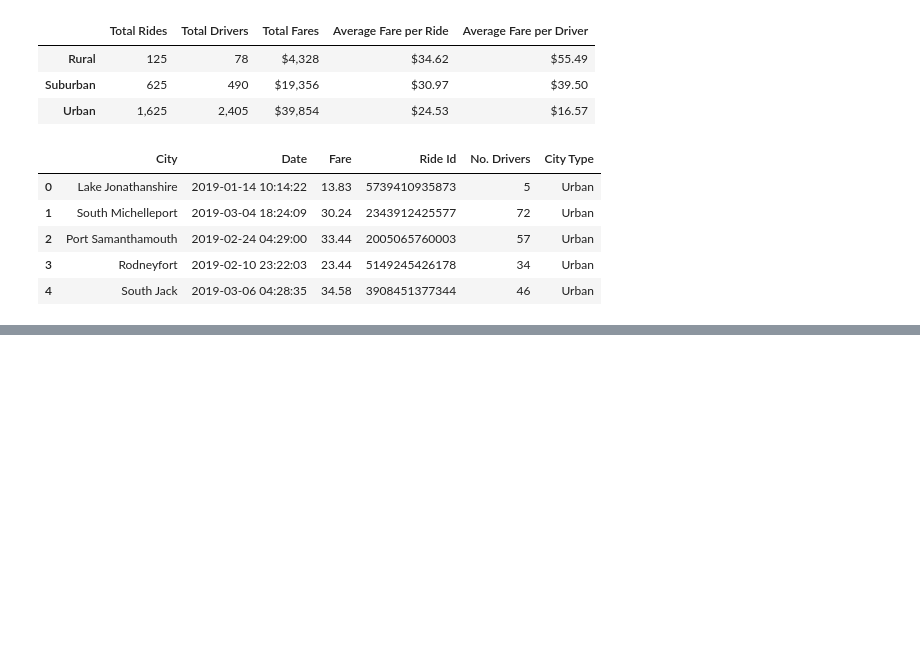
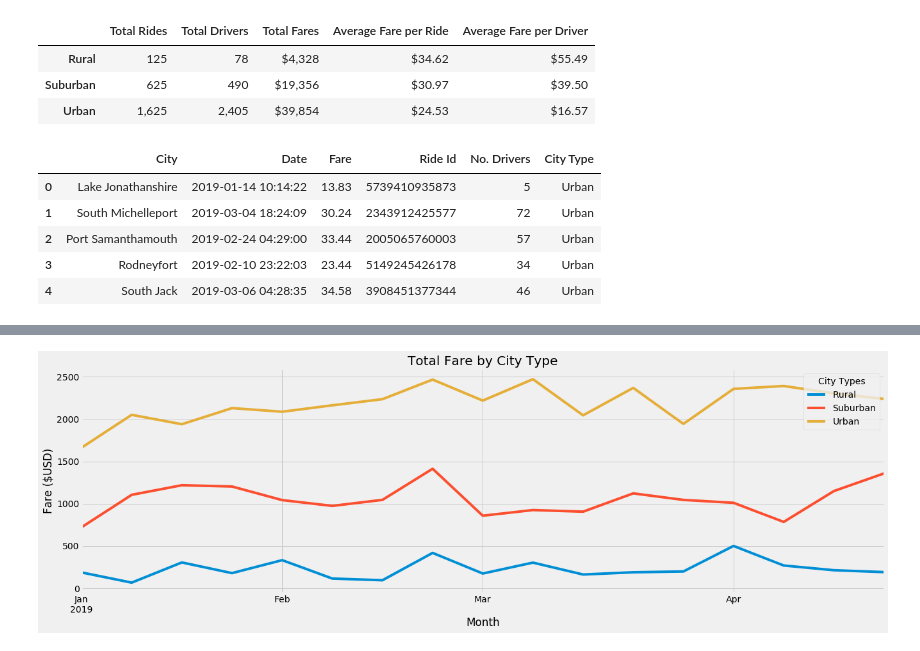
Before and after one commit to alineschneider/PyBer_Analysis, a Jupyter notebook: PyBer.ipynb, the cells around one changed output, grey strips where cells are left out. Saved outputs shown, nothing was run; the diff lists cells and outputs as text; code cells hidden in the pictures; blank space fills up the shorter version.

```diff
--- a/PyBer.ipynb
+++ b/PyBer.ipynb
@@ -1022,0 +1038,4 @@ sum_of_fares_df.reset_index()
+# %%
+# Reset index
+fare_sum_by_city_df = fare_sum_by_city_df.reset_index()
+fare_sum_by_city_df.head(5)
@@ -1022,0 +1049,4 @@ sum_of_fares_df.reset_index()
+# %%
+# Pivot DataFrame so City Types are columns, Dates are in rows and cells are Fare totals
+fare_sum_by_city_pivot_df = fare_sum_by_city_df.pivot(index="Date", columns="City Type")["Fare"]
+fare_sum_by_city_pivot_df.head(5)
@@ -1022,0 +1061,4 @@ sum_of_fares_df.reset_index()
+# %%
+# Filter DataFrame for date range 2019-01-01'- '2019-04-28'.
+jan_apr_df = fare_sum_by_city_pivot_df.loc['2019-01-01':'2019-04-28']
+jan_apr_df.tail(5)
@@ -1022,0 +1073,4 @@ sum_of_fares_df.reset_index()
+# %%
+# Create weekly bins using resample()
+fares_per_week_df = jan_apr_df.resample('W').sum()
+fares_per_week_df.head(5)
@@ -1022,0 +1085,16 @@ sum_of_fares_df.reset_index()
+# %%
+from matplotlib import style
+style.use('fivethirtyeight')
+ax = fares_per_week_df.plot(figsize = (20,6))
+# Add a title
+ax.set_title("Total Fare by City Type")
+#  Add a x- and y-axis label.
+ax.set_xlabel("Month")
+ax.set_ylabel("Fare ($USD)")
+# Setting legend location
+ax.legend(loc="upper right", title="City Types")
+
+plt.show()
+# plt.savefig("analysis/Challenge_fare_summary.png")
+# %% [output]
+[figure, added]
```
Also changed, not shown: parts of 13 cells of this notebook.
